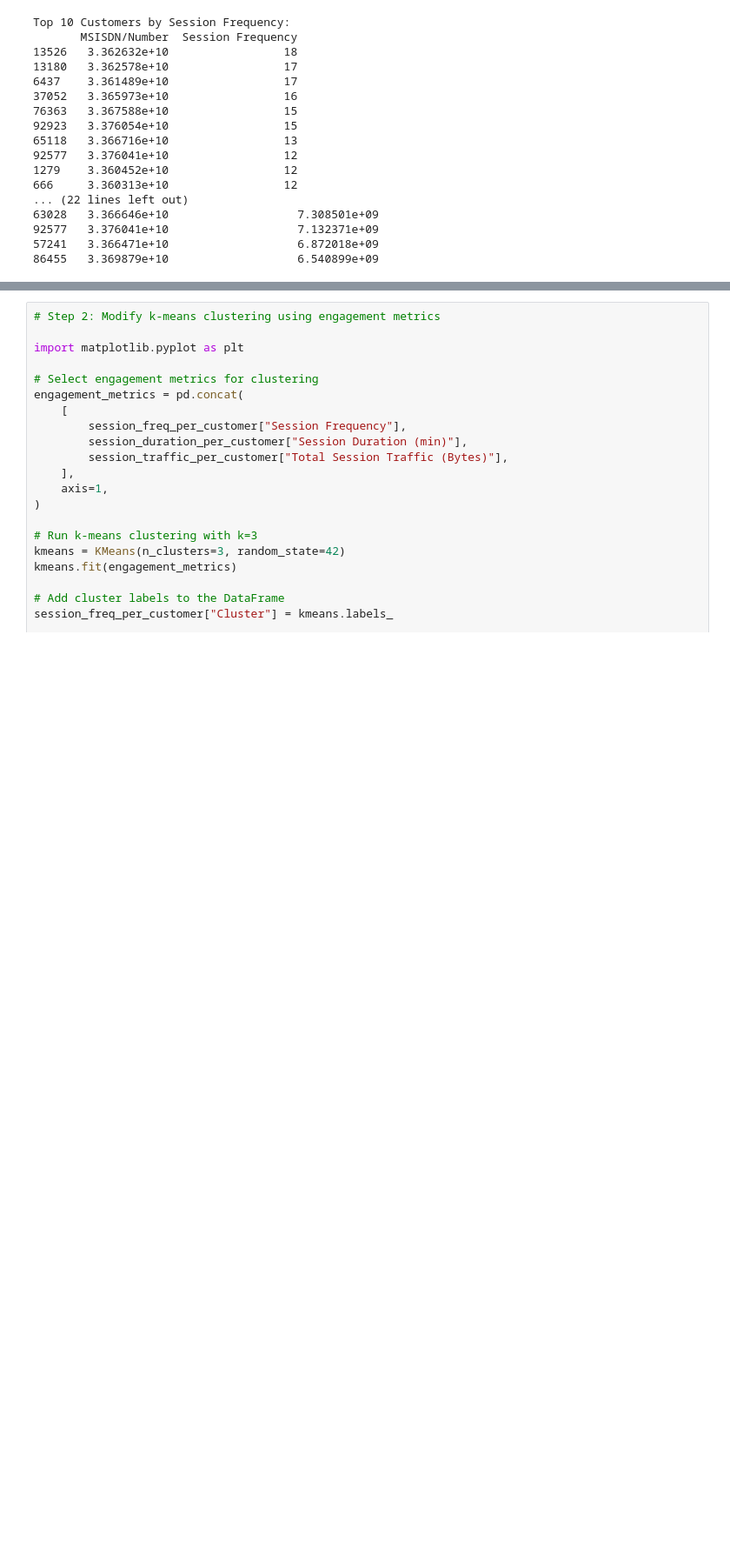
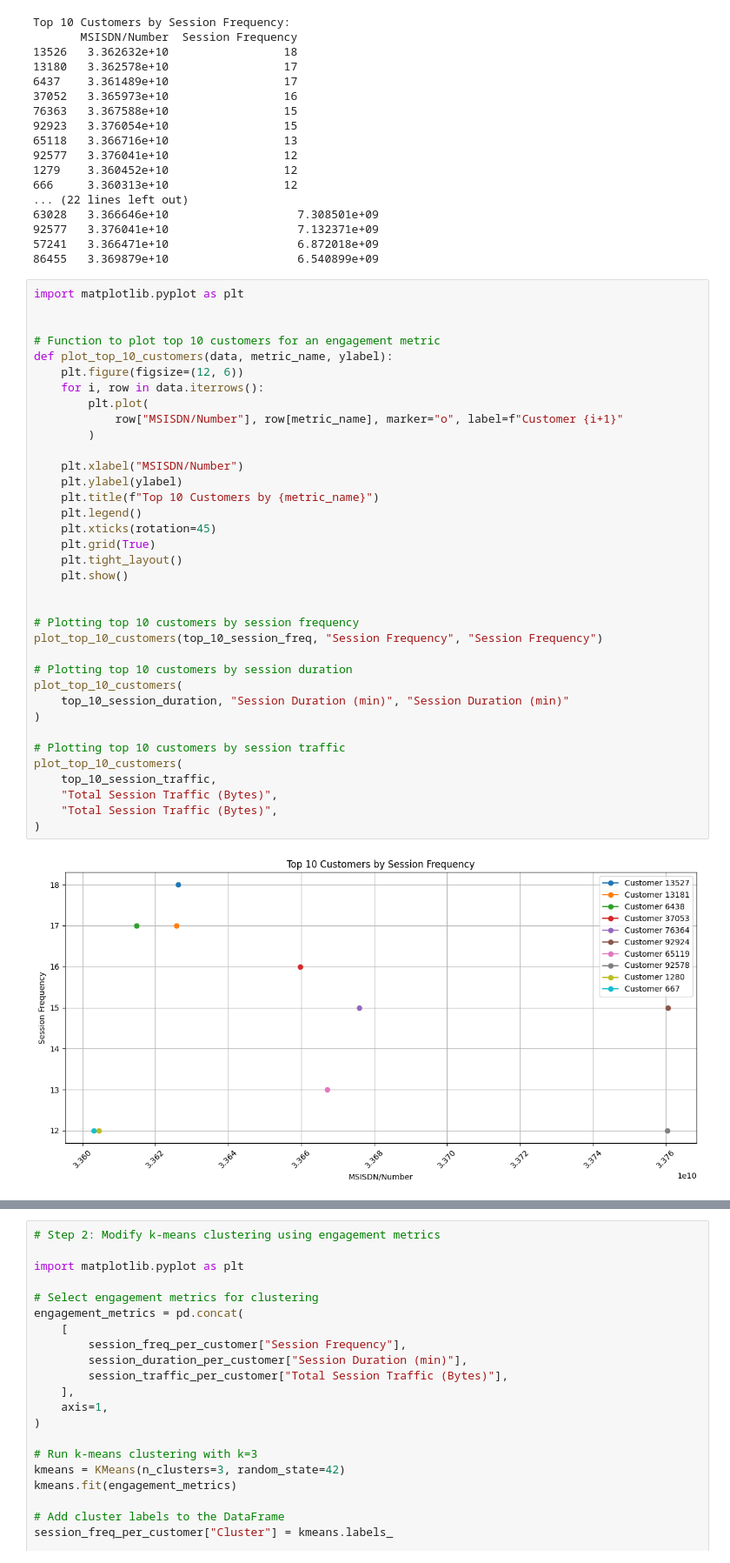
Before and after one commit to kiraassefa19/week-two, a Jupyter notebook: notebooks/user_engagement.ipynb, the cells around one changed output, grey strips where cells are left out. Shown at 87% size. Saved outputs shown, nothing was run; the diff lists cells and outputs as text; blank space fills up the shorter version.

```diff
--- a/notebooks/user_engagement.ipynb
+++ b/notebooks/user_engagement.ipynb
@@ -164,3 +164,41 @@ Top 10 Customers by Session Frequency:
 92577   3.376041e+10                   7.132371e+09
 57241   3.366471e+10                   6.872018e+09
 86455   3.369879e+10                   6.540899e+09
+# %%
+import matplotlib.pyplot as plt
+
+
+# Function to plot top 10 customers for an engagement metric
+def plot_top_10_customers(data, metric_name, ylabel):
+    plt.figure(figsize=(12, 6))
+    for i, row in data.iterrows():
+        plt.plot(
+            row["MSISDN/Number"], row[metric_name], marker="o", label=f"Customer {i+1}"
+        )
+
+    plt.xlabel("MSISDN/Number")
+    plt.ylabel(ylabel)
+    plt.title(f"Top 10 Customers by {metric_name}")
+    plt.legend()
+    plt.xticks(rotation=45)
+    plt.grid(True)
+    plt.tight_layout()
+    plt.show()
+
+
+# Plotting top 10 customers by session frequency
+plot_top_10_customers(top_10_session_freq, "Session Frequency", "Session Frequency")
+
+# Plotting top 10 customers by session duration
+plot_top_10_customers(
+    top_10_session_duration, "Session Duration (min)", "Session Duration (min)"
+)
+
+# Plotting top 10 customers by session traffic
+plot_top_10_customers(
+    top_10_session_traffic,
+    "Total Session Traffic (Bytes)",
+    "Total Session Traffic (Bytes)",
+)
+# %% [output]
+[figure, added]
```
Also changed, not shown: parts of 2 cells of this notebook, 3 other files.
